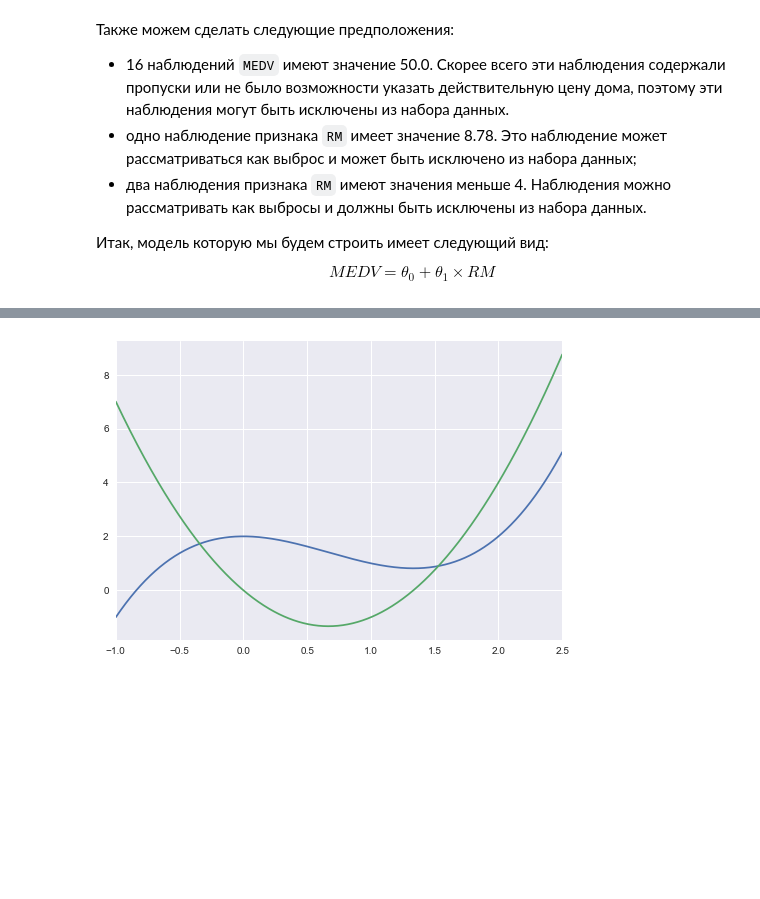
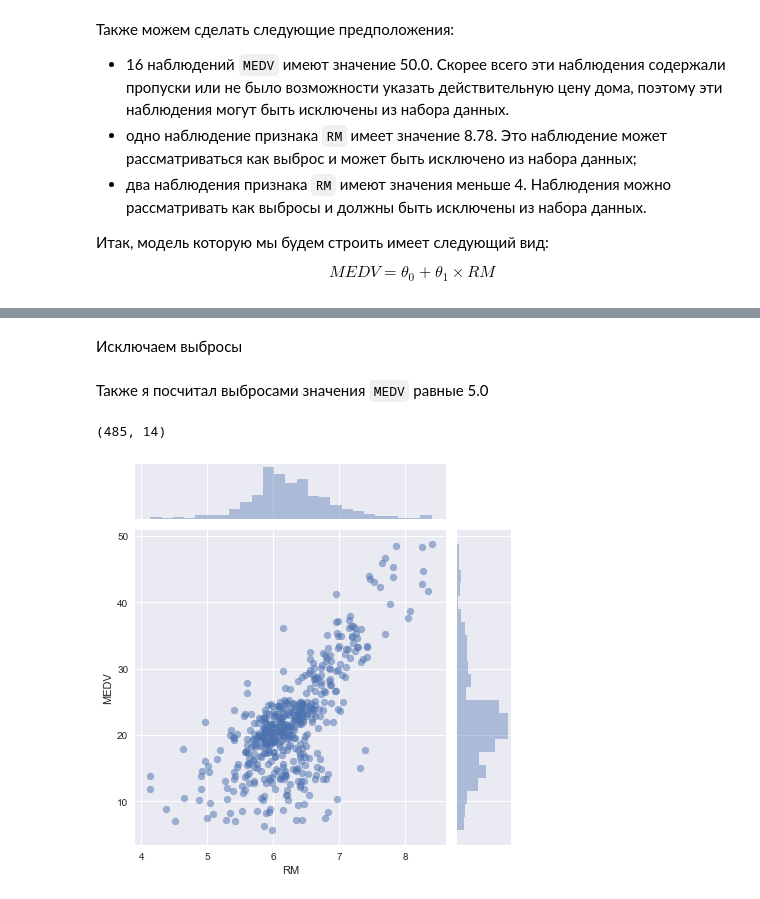
Before and after one commit to alexanderlakiza/cs102, a Jupyter notebook: homework08/LinearRegressionAssignment.ipynb, the cells around one changed output, grey strips where cells are left out. Cells and saved outputs as stored; diff of their text form; code cells hidden in the pictures; blank space fills up the shorter version.

```diff
--- a/homework08/LinearRegressionAssignment.ipynb
+++ b/homework08/LinearRegressionAssignment.ipynb
@@ -93,8 +85,17 @@ def f_prime(x):
-# %%
-x = np.linspace(-1, 2.5, 1000)
-plt.plot(x, f(x))
-plt.plot(x, f_prime(x))
-plt.xlim([-1, 2.5])
-plt.show()
-# %% [output]
-[figure, removed]
+# %% [markdown]
+Исключаем выбросы
+# %%
+data = data.loc[data['MEDV'] != 50]
+data = data.loc[data['RM'] != 8.78]
+data = data.loc[data['RM'] > 4]
+# %% [markdown]
+Также я посчитал выбросами значения `MEDV` равные 5.0
+# %%
+data = data.loc[data['MEDV'] != 5]
+data.shape
+# %% [output]
+(485, 14)
+# %%
+sns.jointplot(data["RM"], data["MEDV"], kind="scatter", joint_kws={"alpha":0.5});
+# %% [output]
+[figure, added]
```
Also changed, not shown: parts of 9 cells of this notebook.
